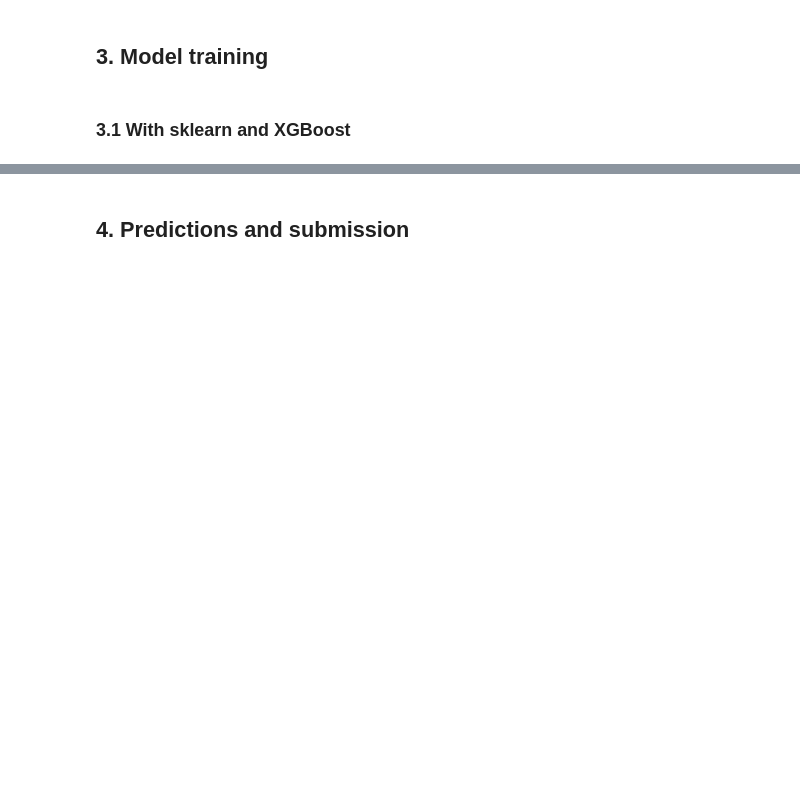
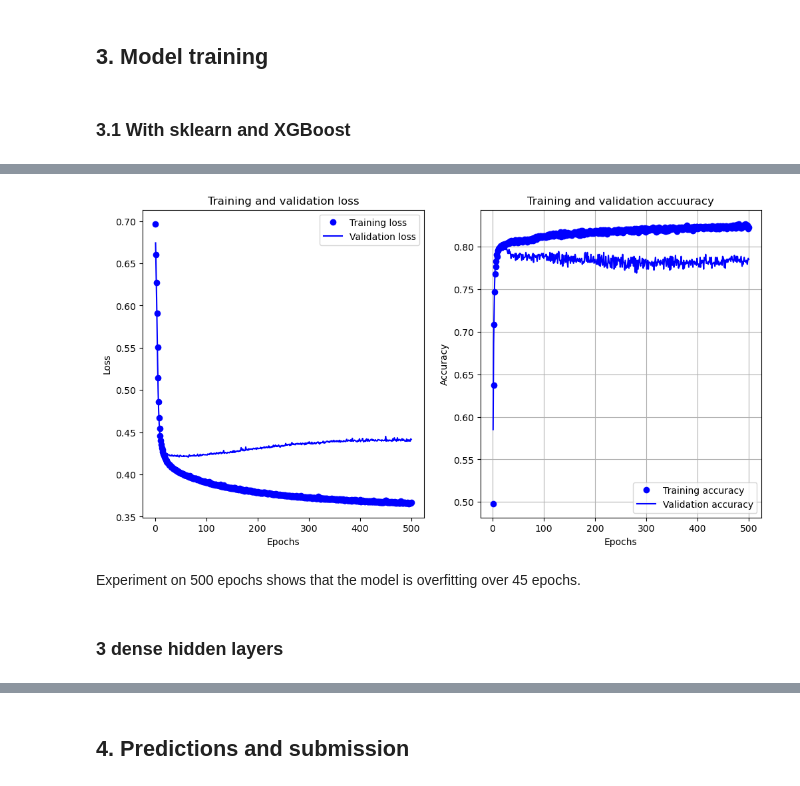
Before and after one commit to waddason/Kaggle, a Jupyter notebook: Spaceship_Titanic/spaceship_Titanic_TF-DF.ipynb, the cells around one changed output, grey strips where cells are left out. Cells and saved outputs as stored; diff of their text form; code cells hidden in the pictures; blank space fills up the shorter version.

```diff
--- a/Spaceship_Titanic/spaceship_Titanic_TF-DF.ipynb
+++ b/Spaceship_Titanic/spaceship_Titanic_TF-DF.ipynb
@@ -316,0 +432,4 @@ Name: Transported, dtype: int64
+# %%
+# binary columns
+binary_vars = ["VIP", "CryoSleep", "InGroup"]
+X_binary = X[binary_vars]
@@ -409,0 +615,32 @@ You can try to debug the error by setting error_score='raise'.
+# %%
+history_dict = history.history
+
+epochs = range(1, nb_epochs + 1)
+fig, axes = plt.subplots(1, 2, figsize=(12, 6))
+# Loss
+loss_values = history_dict["loss"]
+val_loss_values = history_dict["val_loss"]
+axes[0].plot(epochs, loss_values, "bo", label="Training loss")
+axes[0].plot(epochs, val_loss_values, "b", label="Validation loss")
+axes[0].set_title("Training and validation loss")
+axes[0].set_xlabel("Epochs")
+axes[0].set_ylabel("Loss")
+axes[0].legend()
+
+# accuracy
+acc_values = history_dict["accuracy"]
+val_acc_values = history_dict["val_accuracy"]
+axes[1].plot(epochs, acc_values, "bo", label="Training accuracy")
+axes[1].plot(epochs, val_acc_values, "b", label="Validation accuracy")
+axes[1].set_title("Training and validation accuuracy")
+axes[1].set_xlabel("Epochs")
+axes[1].set_ylabel("Accuracy")
+axes[1].legend()
+plt.grid()
+plt.show()
+# %% [output]
+[figure, added]
+# %% [markdown]
+Experiment on 500 epochs shows that the model is overfitting over 45 epochs.
+# %% [markdown]
+### 3 dense hidden layers
```
Also changed, not shown: parts of 42 cells of this notebook, 2 other files.
